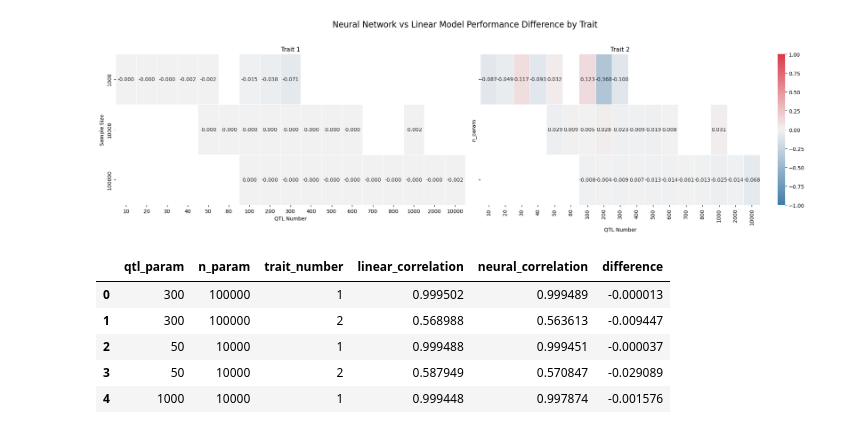
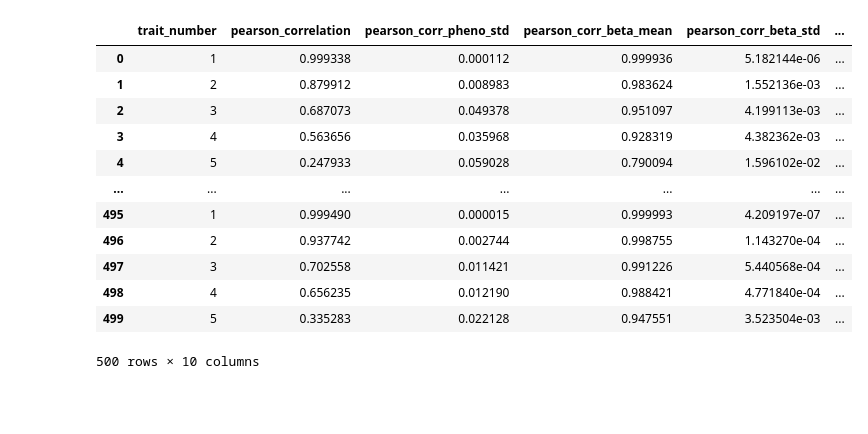
Before and after one commit to Arcadia-Science/2025-epistasis-dl-quantgen, a Jupyter notebook: workflow_sims/alphasimr_mini_snakemake/plot_models.ipynb, the cells around one changed output. Cells and saved outputs as stored; diff of their text form; code cells hidden in the pictures; blank space fills up the shorter version.

```diff
--- a/workflow_sims/alphasimr_mini_snakemake/plot_models.ipynb
+++ b/workflow_sims/alphasimr_mini_snakemake/plot_models.ipynb
@@ -145,0 +73,3 @@ else:
+# %%
+rrBLUP = harvest_mod_outputs('./linear_model', 'qhaplo_*qtl_*n_rep*_scklrr_corr_summary.txt')
+linear_df = harvest_mod_outputs('./gplinear', 'qhaplo_*qtl_*n_rep*_phenotype_correlations_untuned.csv')
@@ -150,3 +97,19 @@ neural_df.rename(columns={'pearson_correlation':'pearson_correlation'}, inplace=
+# %%
+rrBLUP
+# %% [output]
+|  | trait_number | pearson_correlation | pearson_corr_pheno_std | pearson_corr_beta_mean | pearson_corr_beta_std | ... |
+| 0 | 1 | 0.999338 | 0.000112 | 0.999936 | 5.182144e-06 | ... |
+| 1 | 2 | 0.879912 | 0.008983 | 0.983624 | 1.552136e-03 | ... |
+| 2 | 3 | 0.687073 | 0.049378 | 0.951097 | 4.199113e-03 | ... |
+| 3 | 4 | 0.563656 | 0.035968 | 0.928319 | 4.382362e-03 | ... |
+| 4 | 5 | 0.247933 | 0.059028 | 0.790094 | 1.596102e-02 | ... |
+| ... | ... | ... | ... | ... | ... | ... |
+| 495 | 1 | 0.999490 | 0.000015 | 0.999993 | 4.209197e-07 | ... |
+| 496 | 2 | 0.937742 | 0.002744 | 0.998755 | 1.143270e-04 | ... |
+| 497 | 3 | 0.702558 | 0.011421 | 0.991226 | 5.440568e-04 | ... |
+| 498 | 4 | 0.656235 | 0.012190 | 0.988421 | 4.771840e-04 | ... |
+| 499 | 5 | 0.335283 | 0.022128 | 0.947551 | 3.523504e-03 | ... |
+500 rows × 10 columns
 # %%
 def get_parameter_combinations(df1, df2):
     # Get all unique combinations from both dataframes
@@ -260,14 +163,0 @@ def plot_difference_heatmap(comparison_df):
-# %%
-pl2 = plot_difference_heatmap(comparison_df)
-pl2.show()
-# %% [output]
-[figure, removed]
-# %%
-comparison_df.head()
-# %% [output]
-|  | qtl_param | n_param | trait_number | linear_correlation | neural_correlation | difference |
-| 0 | 300 | 100000 | 1 | 0.999502 | 0.999489 | -0.000013 |
-| 1 | 300 | 100000 | 2 | 0.568988 | 0.563613 | -0.009447 |
-| 2 | 50 | 10000 | 1 | 0.999488 | 0.999451 | -0.000037 |
-| 3 | 50 | 10000 | 2 | 0.587949 | 0.570847 | -0.029089 |
-| 4 | 1000 | 10000 | 1 | 0.999448 | 0.997874 | -0.001576 |
```
Also changed, not shown: parts of 13 cells of this notebook, 1 other file.
